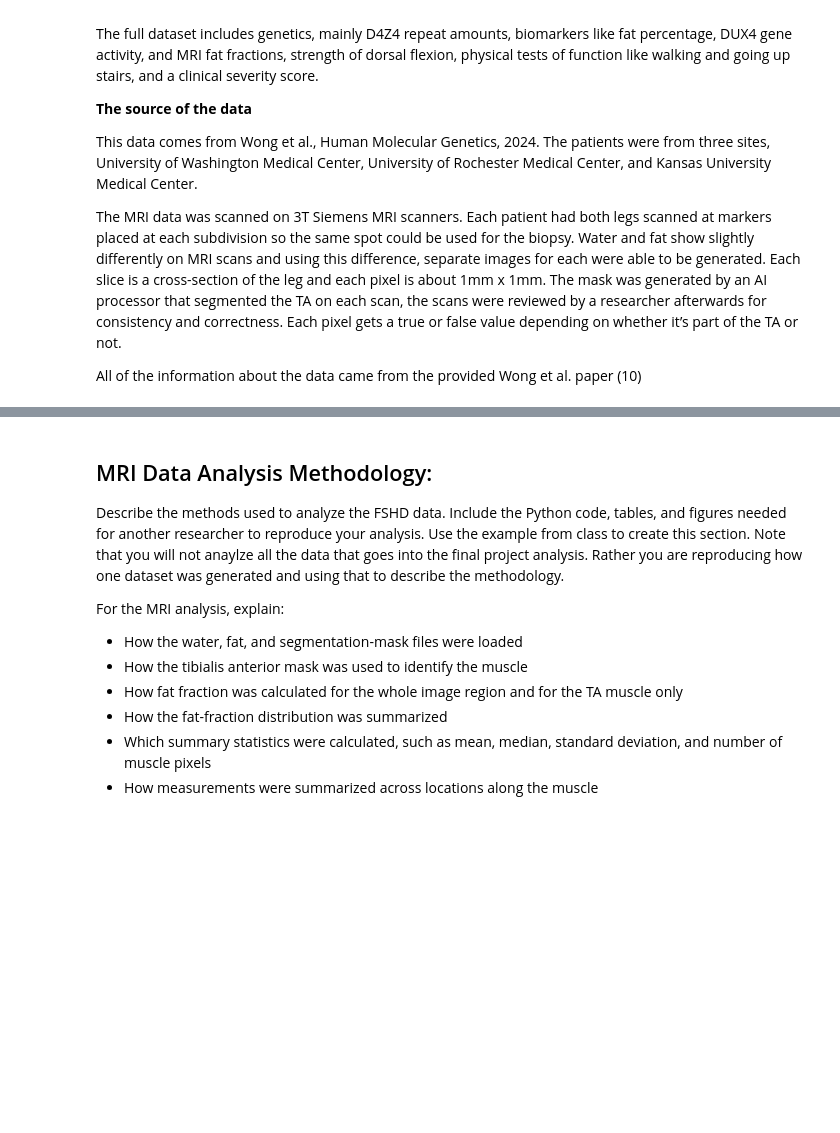
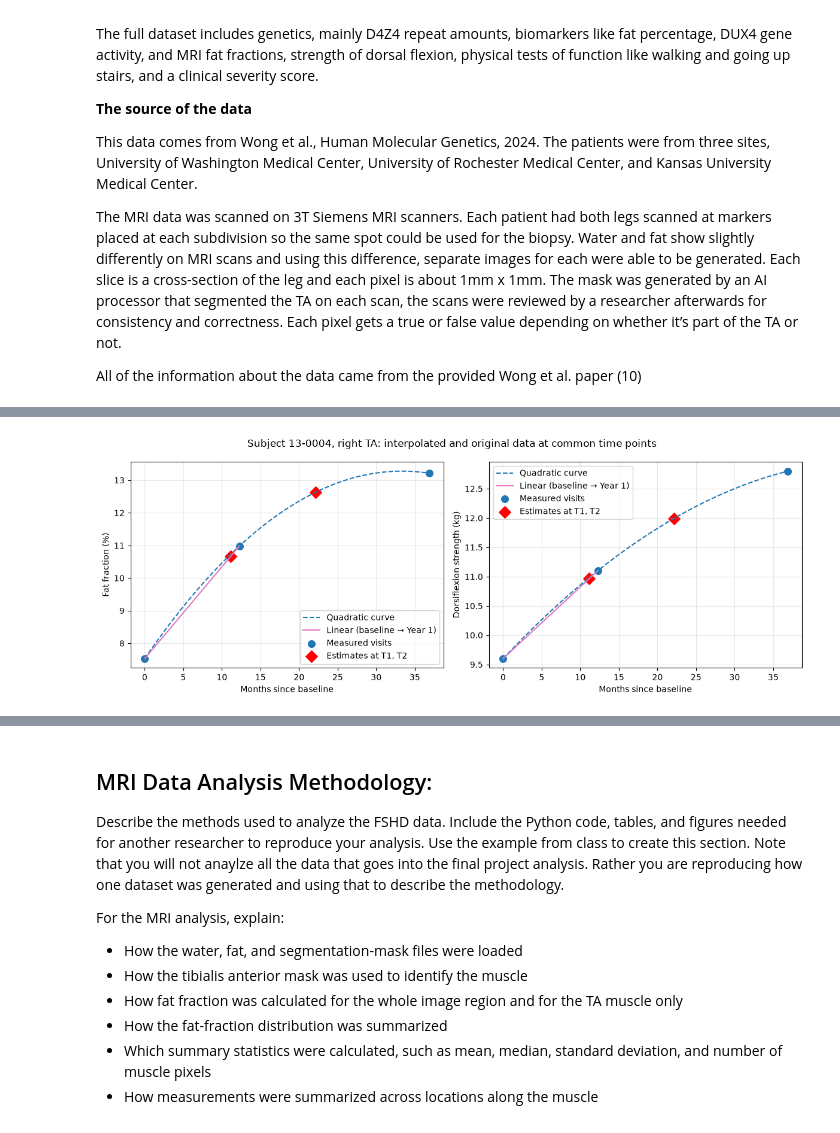
Before and after one commit to MalcolmEp/BME2315_Module2, a Jupyter notebook: FSHD_Module2_Project_Malcolm_Isaac.ipynb, the cells around one changed output, grey strips where cells are left out. Saved outputs shown, nothing was run; the diff lists cells and outputs as text; code cells hidden in the pictures; blank space fills up the shorter version.

```diff
--- a/FSHD_Module2_Project_Malcolm_Isaac.ipynb
+++ b/FSHD_Module2_Project_Malcolm_Isaac.ipynb
@@ -99,0 +199,24 @@ Include:
+# %%
+# Plot measured values vs estimates
+
+row = df.loc[df["subject_id"] == "13-0004"].iloc[0]
+lag_months = np.array([row["lag_months_baseline"], row["lag_months_y1"], row["lag_months_y2"]])
+
+fig, axes = plt.subplots(1, 2, figsize=(12, 4.5))
+for ax, values, label in [(axes[0], get_ff(row, "R"), "Fat fraction (%)"),
+                          (axes[1], get_dorsi(row, "R"), "Dorsiflexion strength (kg)")]:
+    est_T1, est_T2 = interpolate_subject(lag_months, values)
+    t_curve = np.linspace(0, lag_months[-1], 200)
+    ax.plot(t_curve, interp1d(lag_months, values, kind="quadratic")(t_curve), "--", label="Quadratic curve")
+    ax.plot(lag_months[:2], values[:2], "-", color="tab:pink", label="Linear (baseline → Year 1)")
+    ax.scatter(lag_months, values, s=70, label="Measured visits")
+    ax.scatter([T1, T2], [est_T1, est_T2], marker="D", s=100, color="red", label="Estimates at T1, T2")
+    ax.set_xlabel("Months since baseline")
+    ax.set_ylabel(label)
+    ax.legend()
+    ax.grid(alpha=0.3)
+fig.suptitle("Subject 13-0004, right TA: interpolated and original data at common time points")
+plt.tight_layout()
+plt.show()
+# %% [output]
+[figure, added]
```
Also changed, not shown: parts of 10 cells of this notebook, 2 other files.
